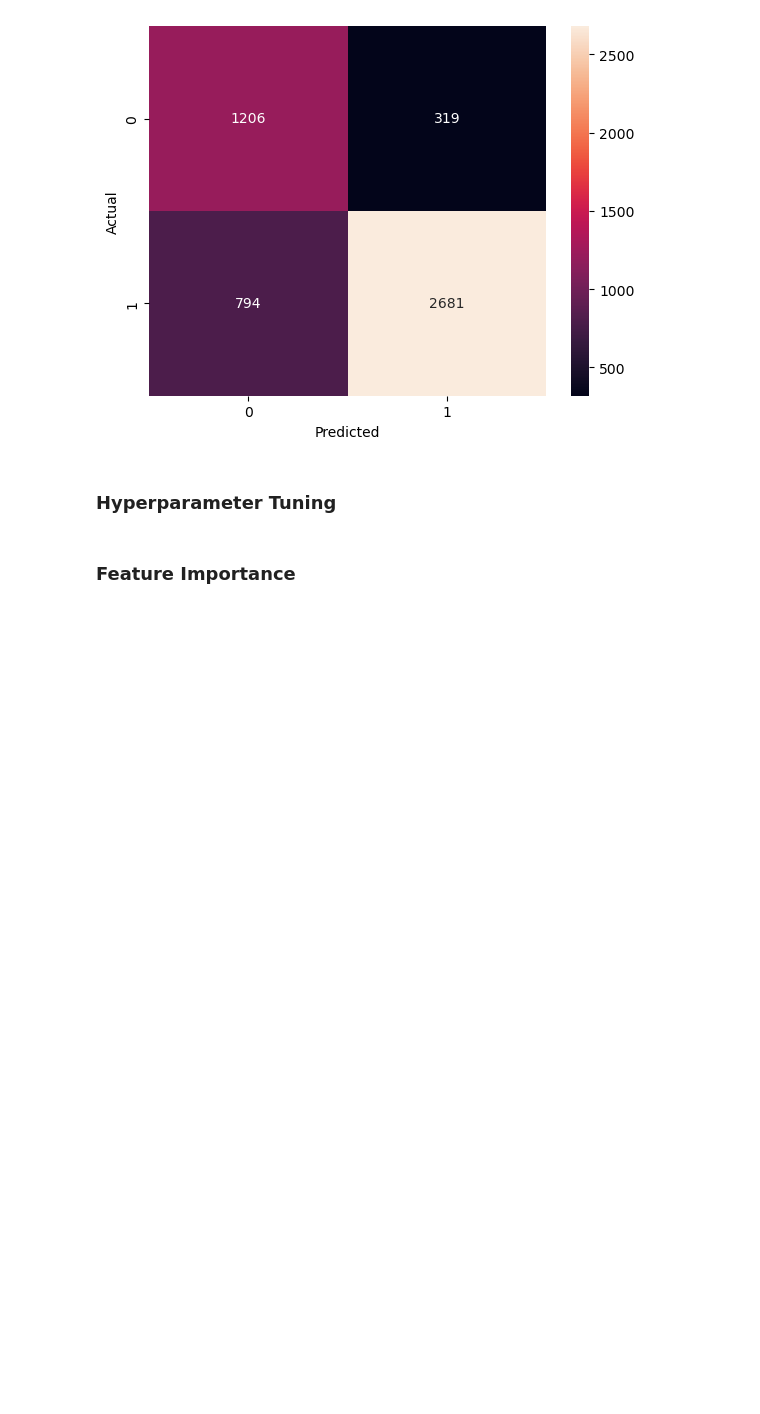
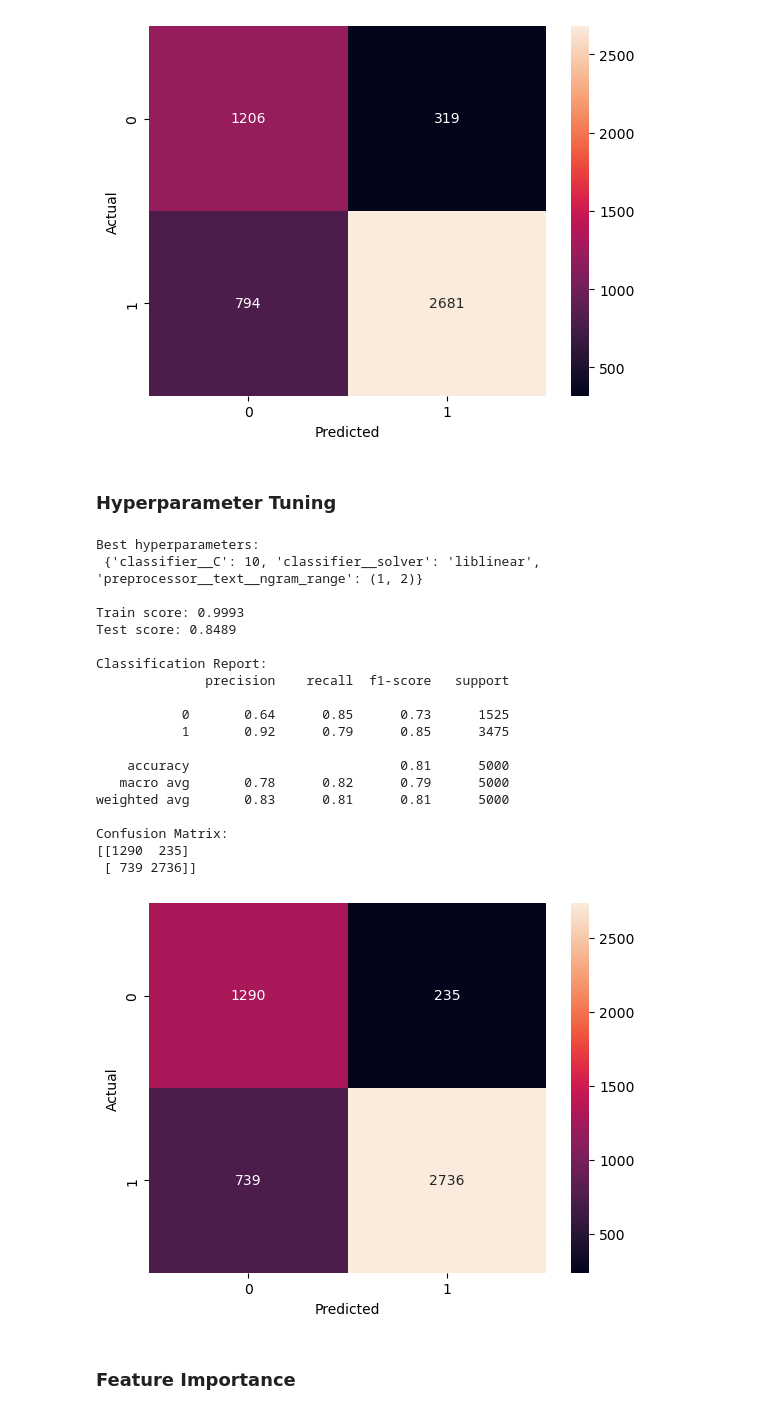
Before and after one commit to helenaglaring/AIML, a Jupyter notebook: AIML_drug_review.ipynb, the cells around one changed output. Saved outputs shown, nothing was run; the diff lists cells and outputs as text; code cells hidden in the pictures; blank space fills up the shorter version.

```diff
--- a/AIML_drug_review.ipynb
+++ b/AIML_drug_review.ipynb
@@ -1553,18 +1553,40 @@ Confusion Matrix:
 # %%
 ## Using balanced dataset
 
 # Define hyperparameters to test
 params_lr = {
     'preprocessor__text__ngram_range': [(1,2), (1,3), (1,4)],
     'classifier__C': [0.1, 1, 10],
-    'classifier__penalty': ['l1', 'l2'],
-    'classifier__solver': ['newton-cg', 'saga']
+    # 'classifier__penalty': ['l1', 'l2'],
+    'classifier__solver': ['liblinear', 'saga'],
+    # 'class_weight': [None, 'balanced']
 }
 
 # Metric used for training model performance
 metric = 'f1'
 
 test_score_lr, train_score_lr, y_pred_lr, grid_search_lr = tune_model(model_lr, metric, params_lr, text_proc_lr, num_proc_lr, _X_train=X_train_balanced, _X_test=X_test, _y_train=y_train_balanced, _y_test=y_test)
+# %% [output]
+Best hyperparameters:
+ {'classifier__C': 10, 'classifier__solver': 'liblinear', 'preprocessor__text__ngram_range': (1, 2)}
+
+Train score: 0.9993
+Test score: 0.8489
+
+Classification Report:
+              precision    recall  f1-score   support
+
+           0       0.64      0.85      0.73      1525
+           1       0.92      0.79      0.85      3475
+
+    accuracy                           0.81      5000
+   macro avg       0.78      0.82      0.79      5000
+weighted avg       0.83      0.81      0.81      5000
+
+Confusion Matrix:
+[[1290  235]
+ [ 739 2736]]
+[figure, added]
 # %% [markdown]
 ### Feature Importance
 # %%
```
Also changed, not shown: parts of 4 cells of this notebook.
